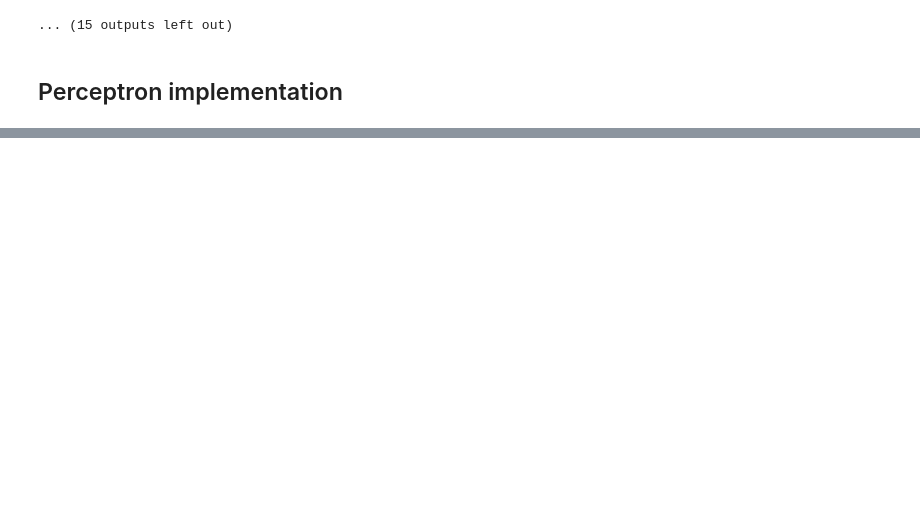
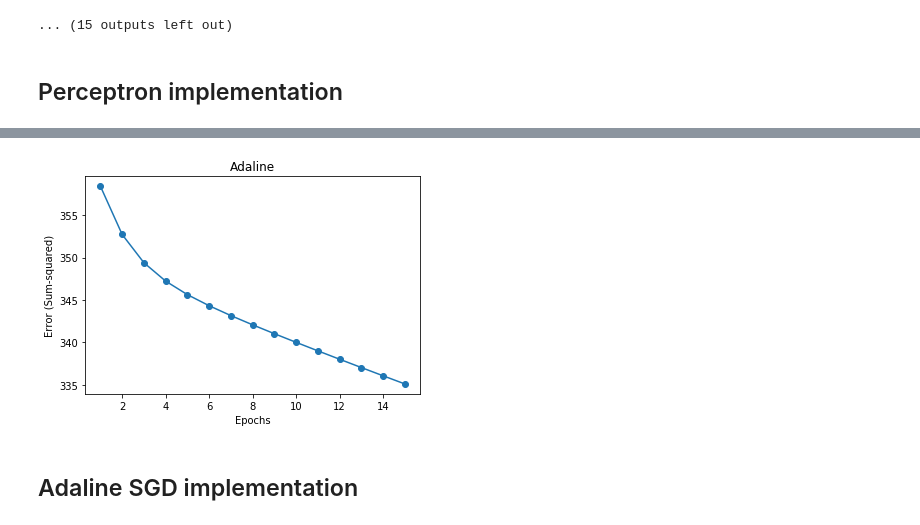
Before and after one commit to torres07/topicos-3, a Jupyter notebook: listas/lista-1/lista-1.ipynb, the cells around one changed output, grey strips where cells are left out. Saved outputs shown, nothing was run; the diff lists cells and outputs as text; code cells hidden in the pictures; blank space fills up the shorter version.

```diff
--- a/listas/lista-1/lista-1.ipynb
+++ b/listas/lista-1/lista-1.ipynb
@@ -174,0 +196,46 @@ class Perceptron(object):
+# %%
+class Adaline(object):
+    def __init__(self, lr=0.01, n_iter=15, random_state=1):
+        self.lr = lr
+        self.n_iter = n_iter
+        self.random_state = random_state
+
+    def net_input(self, X):
+        return np.dot(X, self.weights_[1:]) + self.weights_[0]
+
+    def activation(self, X):
+        return X
+
+    def predict(self, X):
+        z = activation(net_input(X))
+        if z >= 0:
+            return 1
+        else:
+            return -1
+
+    def fit(self, X, y):
+        self.weights_ = np.random.RandomState(self.random_state).normal(loc=0.0, scale=0.01, size = X[1].shape[0] + 1)
+        self.cost_ = []
+
+        for i in range(self.n_iter):
+            output = self.activation(self.net_input(X))
+            errors = (y - output)
+            self.weights_[0] += self.lr * errors.sum()
+            self.weights_[1:] += self.lr * X.T.dot(errors)
+            cost = (errors ** 2).sum() / 2.0
+            self.cost_.append(cost)
+        return self
+# %%
+ada = Adaline(n_iter=15, lr=10 ** -5)
+ada.fit(X, y)
+
+plt.plot(range(1, len(ada.cost_) + 1), ada.cost_, marker='o')
+plt.xlabel('Epochs')
+# Sum-squared
+plt.ylabel('Error (Sum-squared)')
+plt.title('Adaline')
+plt.show()
+# %% [output]
+[figure, added]
+# %% [markdown]
+## Adaline SGD implementation
```
Also changed, not shown: parts of 11 cells of this notebook.
